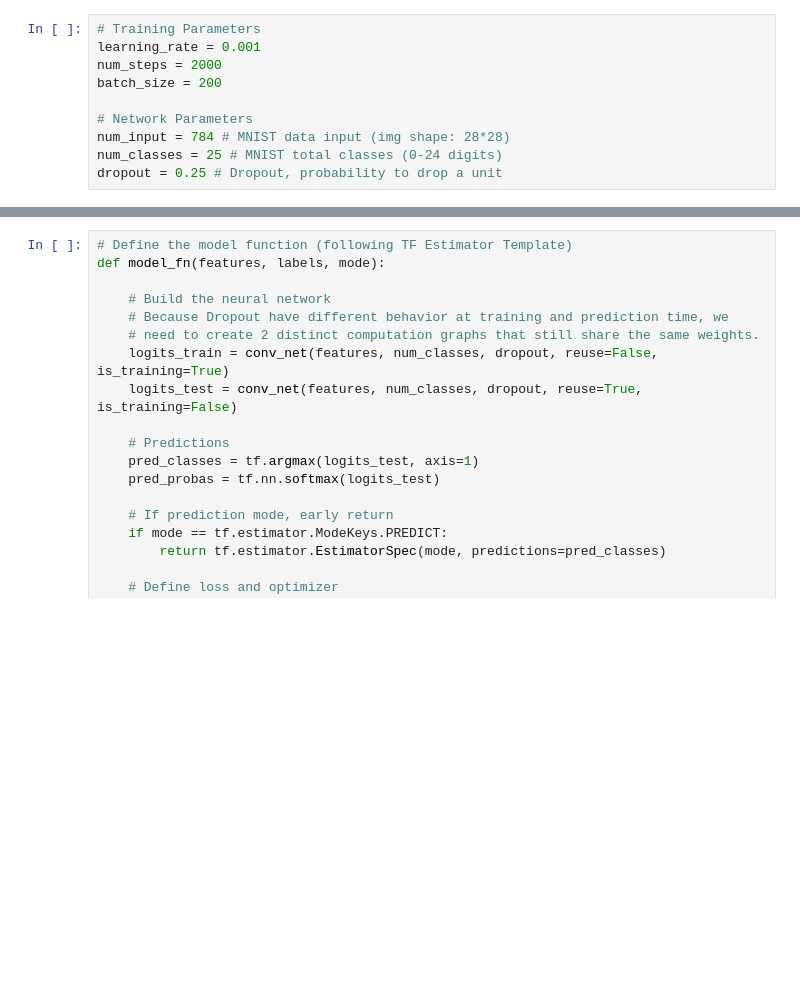
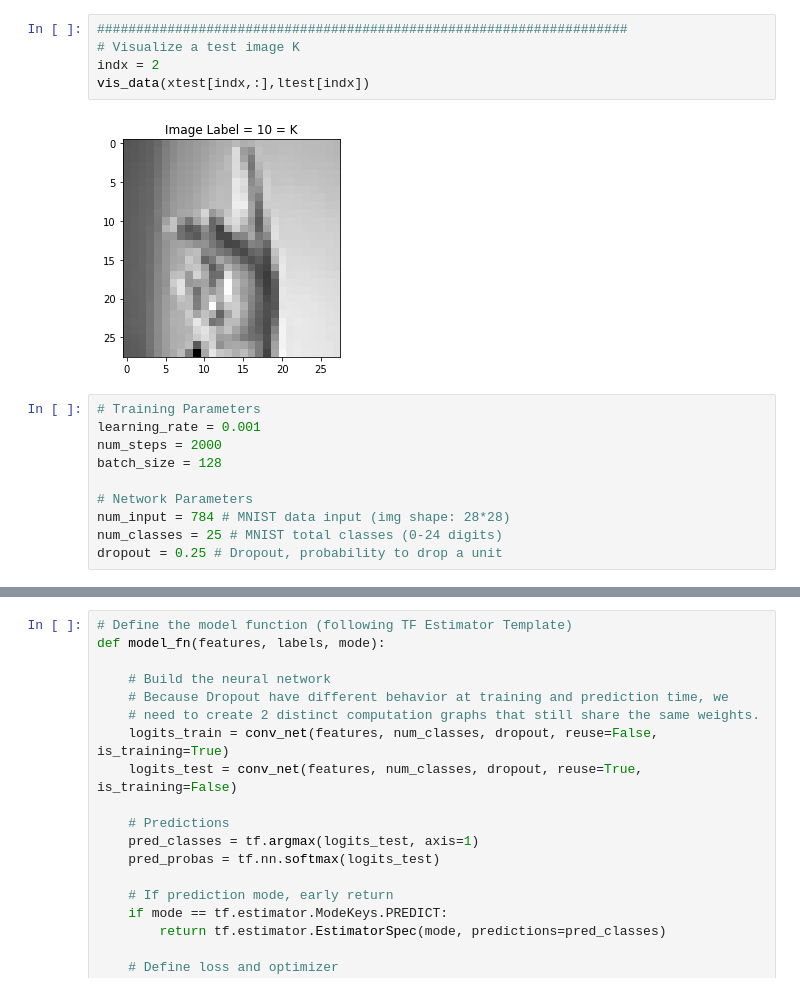
Before and after one commit to wnukmat/ASL_Gesture_Recognition, a Jupyter notebook: src/cnn_asl_mnist.ipynb, the cells around one changed output, grey strips where cells are left out. Cells and saved outputs as stored; diff of their text form; blank space fills up the shorter version.

```diff
--- a/src/cnn_asl_mnist.ipynb
+++ b/src/cnn_asl_mnist.ipynb
@@ -122,8 +138,15 @@ Normalize_MNIST_images (7172, 784)
+# %%
+####################################################################
+# Visualize a test image K
+indx = 2
+vis_data(xtest[indx,:],ltest[indx])
+# %% [output]
+[figure, added]
 # %%
 # Training Parameters
 learning_rate = 0.001
 num_steps = 2000
-batch_size = 200
+batch_size = 128
 
 # Network Parameters
 num_input = 784 # MNIST data input (img shape: 28*28)
```
Also changed, not shown: parts of 14 cells of this notebook, 1 other file.
